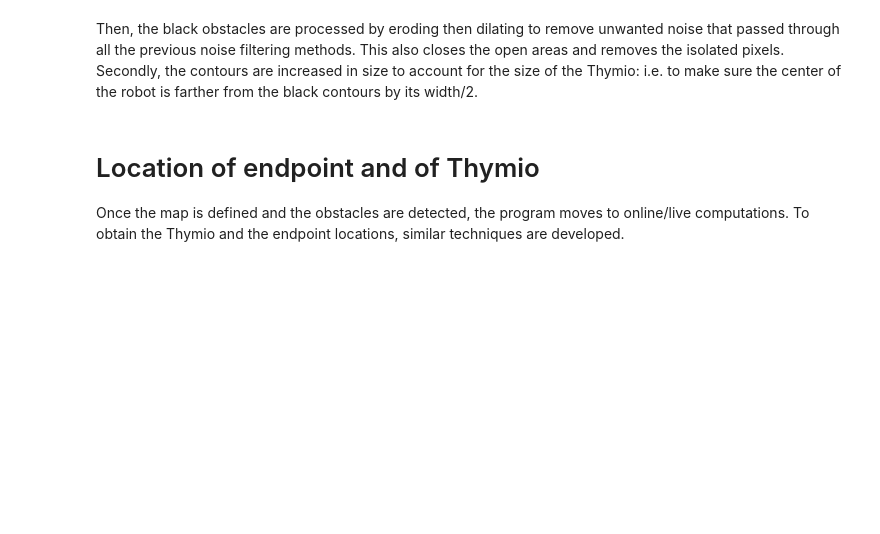
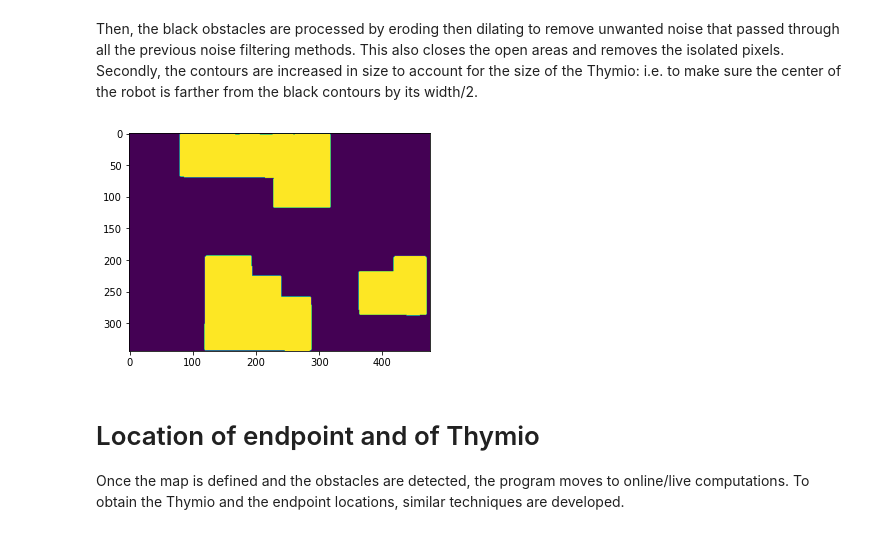
Before and after one commit to micht1/publicmobileRobotics, a Jupyter notebook: roboticsProject.ipynb, the cells around one changed output. Drawn from its saved outputs; the diff is of its cells as text; code cells hidden in the pictures; blank space fills up the shorter version.

```diff
--- a/roboticsProject.ipynb
+++ b/roboticsProject.ipynb
@@ -574,4 +625,11 @@ def process_obstacles(img):
     return output
+# %%
+# Run this to test the function
+obstacles = get_obstacles(img_straighten)
+plt.imshow(obstacles)
+plt.show()
+# %% [output]
+[figure, added]
 # %% [markdown]
 # Location of endpoint and of Thymio
 Once the map is defined and the obstacles are detected, the program moves to online/live computations.
```
Also changed, not shown: parts of 17 cells of this notebook, 3 other files.
